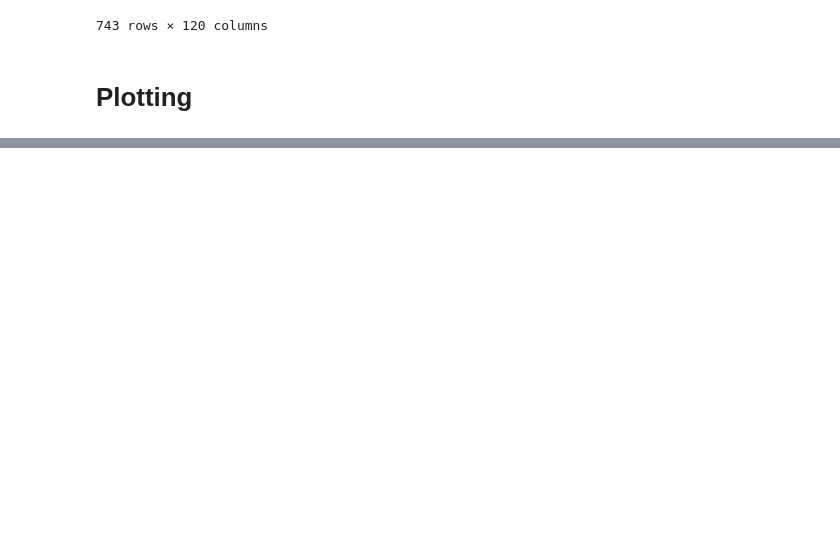
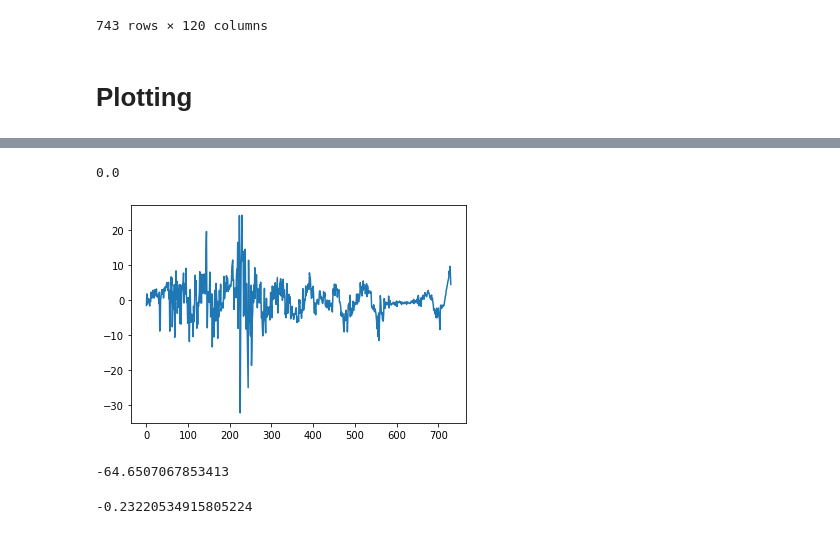
Before and after one commit to jingxiangzou/Term-Structure-Modeling-Based-On-Adrian-Crump-and-Moench-2013-, a Jupyter notebook: 728project-0424.ipynb, the cells around one changed output, grey strips where cells are left out. Drawn from its saved outputs; the diff is of its cells as text; code cells hidden in the pictures; blank space fills up the shorter version.

```diff
--- a/728project-0424.ipynb
+++ b/728project-0424.ipynb
@@ -561,0 +562,25 @@ plt.show()
+# %%
+Phi_r = ((fittedLogPrices[1:,:-1] - fittedLogPrices[:-1,1:]).T - fittedLogPrices[:-1,0].T).T
+# %%
+Phi_f = lambda n, t : (Phi_r[t,n] + np.sum(Phi_r[t+1:t+n-1,n-1:0:-1]) - np.sum(Phi_r[t:t+n-2,n-1:0:-1])) if n > 0 else 0.
+# %%
+Phi_y = lambda n, t: np.mean([Phi_f(i,t) for i in range(n)])
+# %%
+Phi_y(1,0)
+# %% [output]
+0.0
+# %%
+term_premia_10y = pd.Series([Phi_y(24,t) for t in range(len(fittedLogPrices[:,0])-12)])
+# %%
+plt.plot(term_premia_10y)
+plt.show()
+# %% [output]
+[figure, added]
+# %%
+Phi_f(80,100)
+# %% [output]
+-64.6507067853413
+# %%
+(lambda n, t : Phi_r[t,n])(3,0)
+# %% [output]
+-0.23220534915805224
```
Also changed, not shown: parts of 11 cells of this notebook, 1 other file.
